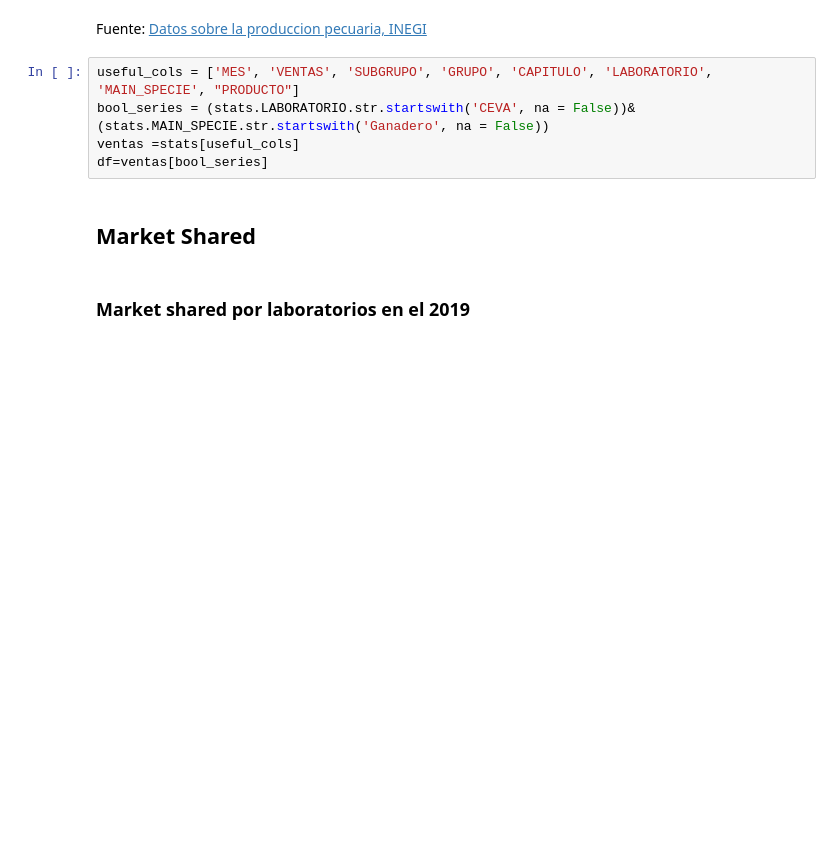
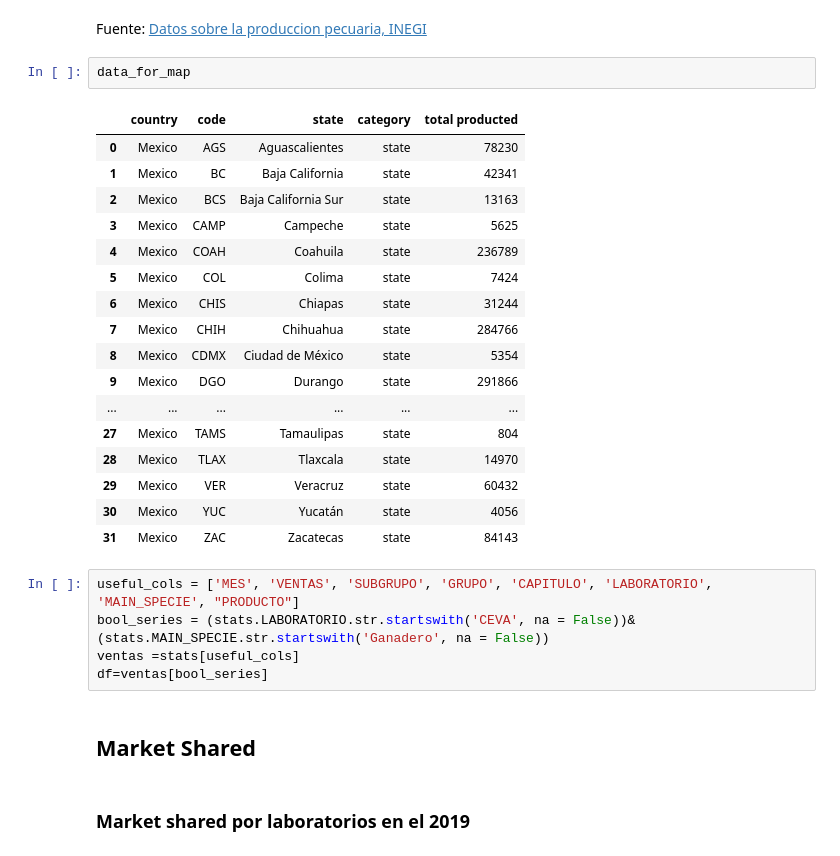
Before and after one commit to ruralkan/gabEsp, a Jupyter notebook: InfoGanadero/informeGanadero.ipynb, the cells around one changed output. Drawn from its saved outputs; the diff is of its cells as text; blank space fills up the shorter version.

```diff
--- a/InfoGanadero/informeGanadero.ipynb
+++ b/InfoGanadero/informeGanadero.ipynb
@@ -69,6 +75,26 @@ cbar = fig.colorbar(sm)
 [drawing not drawn]
 # %% [markdown]
 Fuente: [Datos sobre la produccion pecuaria, INEGI](https://www.gob.mx/siap/documentos/poblacion-ganadera-136762?idiom=es)
+# %%
+data_for_map
+# %% [output]
+|  | country | code | state | category | total producted |
+| 0 | Mexico | AGS | Aguascalientes | state | 78230 |
+| 1 | Mexico | BC | Baja California | state | 42341 |
+| 2 | Mexico | BCS | Baja California Sur | state | 13163 |
+| 3 | Mexico | CAMP | Campeche | state | 5625 |
+| 4 | Mexico | COAH | Coahuila | state | 236789 |
+| 5 | Mexico | COL | Colima | state | 7424 |
+| 6 | Mexico | CHIS | Chiapas | state | 31244 |
+| 7 | Mexico | CHIH | Chihuahua | state | 284766 |
+| 8 | Mexico | CDMX | Ciudad de México | state | 5354 |
+| 9 | Mexico | DGO | Durango | state | 291866 |
+| ... | ... | ... | ... | ... | ... |
+| 27 | Mexico | TAMS | Tamaulipas | state | 804 |
+| 28 | Mexico | TLAX | Tlaxcala | state | 14970 |
+| 29 | Mexico | VER | Veracruz | state | 60432 |
+| 30 | Mexico | YUC | Yucatán | state | 4056 |
+| 31 | Mexico | ZAC | Zacatecas | state | 84143 |
 # %%
 useful_cols = ['MES', 'VENTAS', 'SUBGRUPO', 'GRUPO', 'CAPITULO', 'LABORATORIO', 'MAIN_SPECIE', "PRODUCTO"]
 bool_series = (stats.LABORATORIO.str.startswith('CEVA', na = False))&(stats.MAIN_SPECIE.str.startswith('Ganadero', na = False))
```
Also changed, not shown: parts of 9 cells of this notebook, 1 other file.
